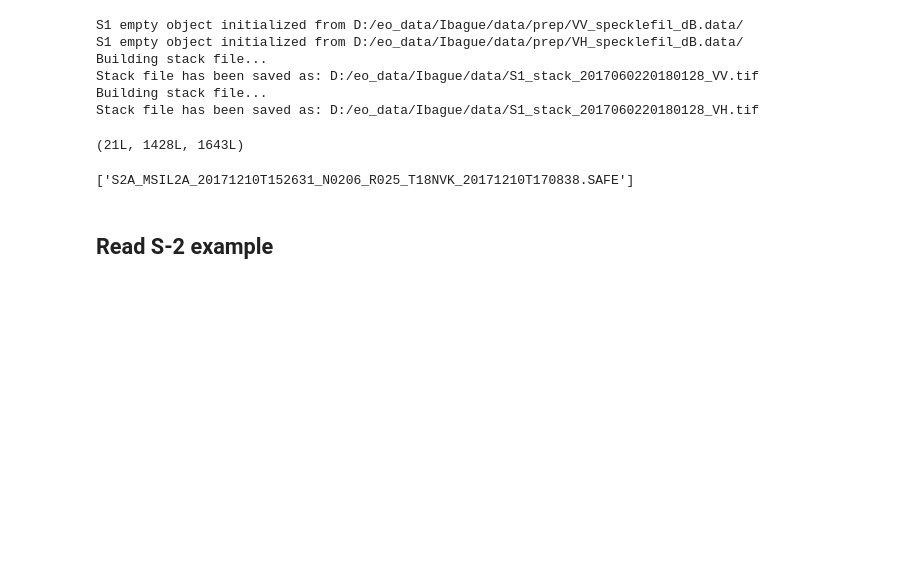
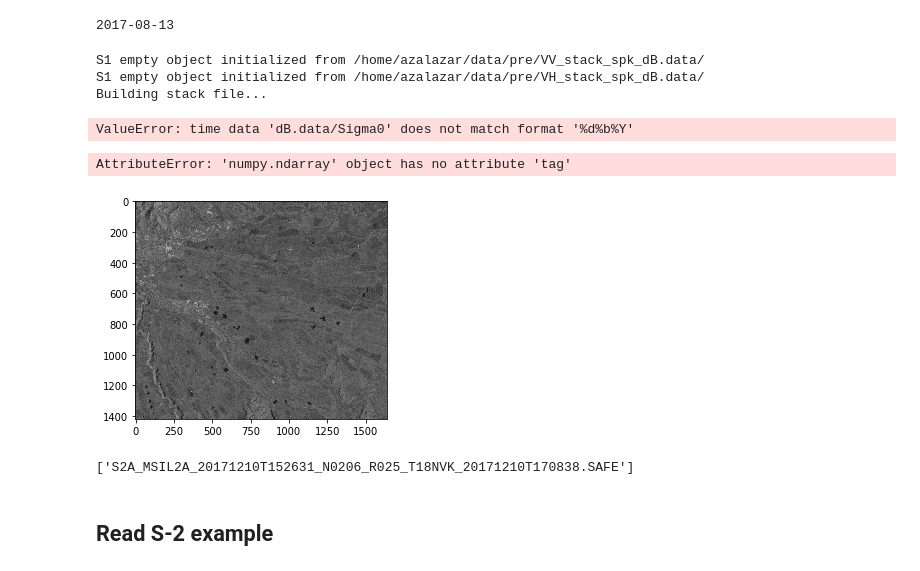
Before and after one commit to alexsalr/ciat_monitor_crops, a Jupyter notebook: Load&Analysis_test.ipynb, the cells around one changed output. Cells and saved outputs as stored; diff of their text form; code cells hidden in the pictures; blank space fills up the shorter version.

```diff
--- a/Load&Analysis_test.ipynb
+++ b/Load&Analysis_test.ipynb
@@ -124,27 +230,51 @@ class eoTempStack:
 ## After stacking the date has the format 01Jan1999
 # to parse this to date format, the following can be done.
 import datetime
-date = datetime.datetime.strptime(inputvalue, '%d/%b/%Y').date()
+
+inputvalue = 'Sigma0_VH_slv2_13Aug2017_db.img'
+inputvalue = x.split('_')[3]# '01Jan1999'
+date = datetime.datetime.strptime(x.split('_')[3], '%d%b%Y').date()
+
+print(date)
+# %% [output]
+2017-08-13
 # %%
 # Initialize object
-radar_vv = eoTempStack('D:/eo_data/Ibague/data/prep/VV_specklefil_dB.data/', 'D:/eo_data/Ibague/data/', 'S1')
-radar_vh = eoTempStack('D:/eo_data/Ibague/data/prep/VH_specklefil_dB.data/', 'D:/eo_data/Ibague/data/', 'S1')
+radar_vv = eoTempStack('/home/azalazar/data/pre/VV_stack_spk_dB.data/', '/home/azalazar/data/pre/', 'S1')
+radar_vh = eoTempStack('/home/azalazar/data/pre/VH_stack_spk_dB.data/', '/home/azalazar/data/pre/', 'S1')
 # Build stack
 radar_vv.buildStack()
 radar_vh.buildStack()
 # %% [output]
-S1 empty object initialized from D:/eo_data/Ibague/data/prep/VV_specklefil_dB.data/
-S1 empty object initialized from D:/eo_data/Ibague/data/prep/VH_specklefil_dB.data/
+S1 empty object initialized from /home/azalazar/data/pre/VV_stack_spk_dB.data/
+S1 empty object initialized from /home/azalazar/data/pre/VH_stack_spk_dB.data/
 Building stack file...
-Stack file has been saved as: D:/eo_data/Ibague/data/S1_stack_2017060220180128_VV.tif
-Building stack file...
-Stack file has been saved as: D:/eo_data/Ibague/data/S1_stack_2017060220180128_VH.tif
+ValueError: time data 'dB.data/Sigma0' does not match format '%d%b%Y'
 # %%
-band1 = radar_vv.loadProductArray()
+bands = radar_vv.loadProductArray()
-# %%
-band1.shape
-# %% [output]
-(21L, 1428L, 1643L)
+# %%
+radar_vv.
+# %% [output]
+AttributeError: 'numpy.ndarray' object has no attribute 'tag'
+# %%
+bands[1].shape
+
+from matplotlib import pyplot
+
+pyplot.imshow(bands[1], cmap='gist_gray')
+pyplot.show()
+
+#with rasterio.open(radar_vv.stack_location, 'r') as src:
+
+    ## Histogram of values in a band
+
+    #show_hist(src.read(5), bins=50, lw=0.0, stacked=False, alpha=0.3, histtype='stepfilled', title="Histogram")
+
+    ## 2-D plot of a band in raster
+#    pyplot.imshow(src.read(5), cmap='gist_gray')
+#    pyplot.show()
+# %% [output]
+[figure, added]
 # %%
 dirlist = os.listdir("D:/eo_data/Ibague/data")
 prdlist = filter(re.compile(r'^S2.....L2A').search, dirlist)
```
Also changed, not shown: parts of 5 cells of this notebook.
